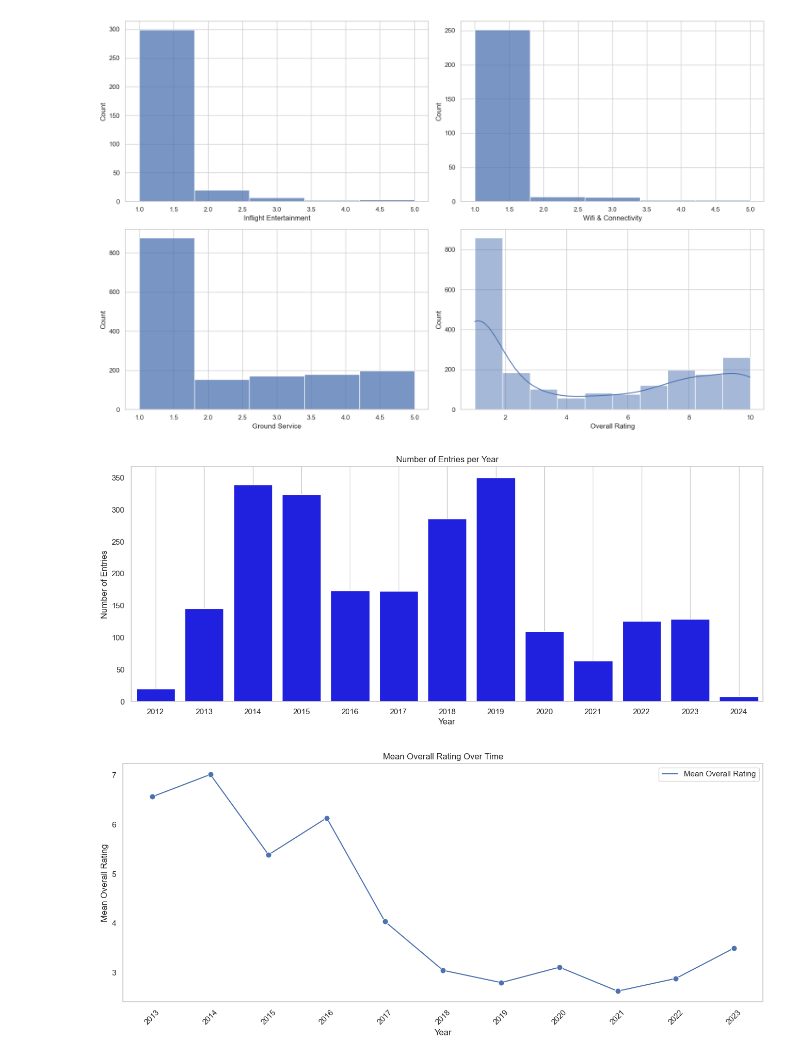
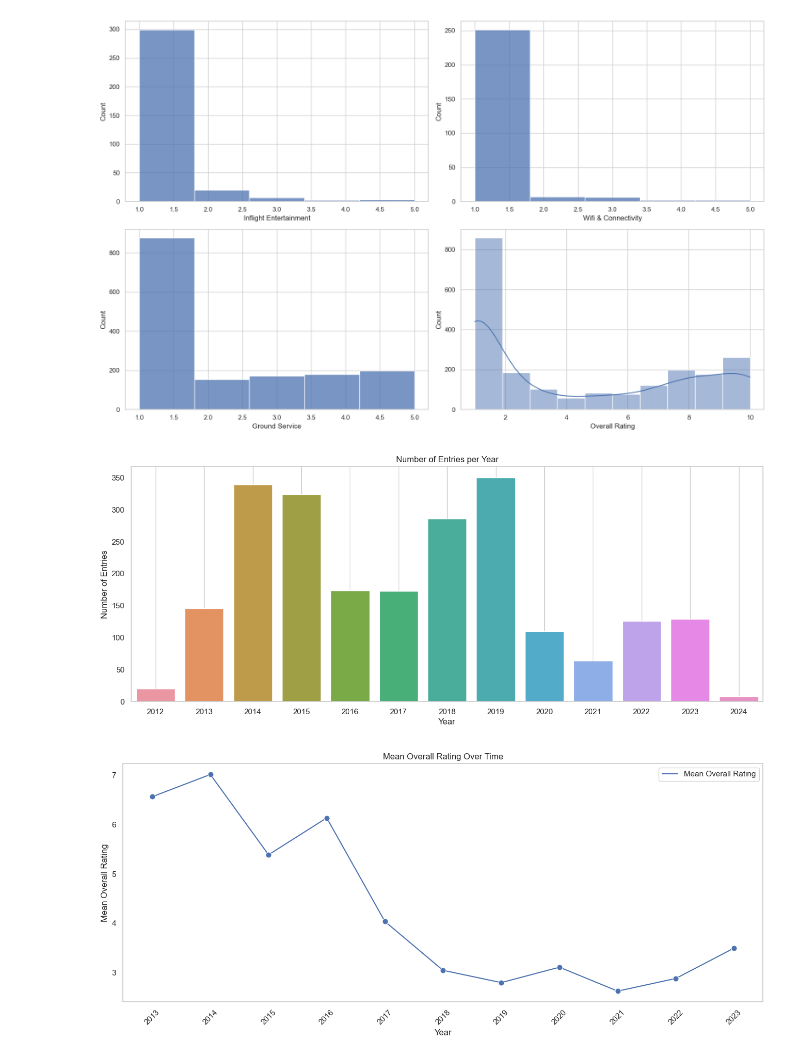
Before and after one commit to YouHayNeZ/NLP_for_Customer_Satisfaction_Modeling, a Jupyter notebook: exploration.ipynb, the cells around one changed output. Cells and saved outputs as stored; diff of their text form; code cells hidden in the pictures.

```diff
--- a/exploration.ipynb
+++ b/exploration.ipynb
@@ -143,17 +143,17 @@ plt.show()
 # %%
 number_of_entries_per_year = data.copy()
 number_of_entries_per_year['Year'] = number_of_entries_per_year['Date Published'].dt.year
 number_of_entries_per_year = number_of_entries_per_year.groupby('Year').size()
 
 plt.figure(figsize=(16, 6))
-sns.barplot(x=number_of_entries_per_year.index, y=number_of_entries_per_year, color='blue')
+sns.barplot(x=number_of_entries_per_year.index, y=number_of_entries_per_year)
 plt.title('Number of Entries per Year')
 plt.xlabel('Year')
 plt.ylabel('Number of Entries')
 plt.grid()
 plt.show()
 # %% [output]
-[figure, old version]
+[figure, new version]
 # %%
 data2 = data.copy()
 
```
Also changed, not shown: parts of 1 cell of this notebook.
